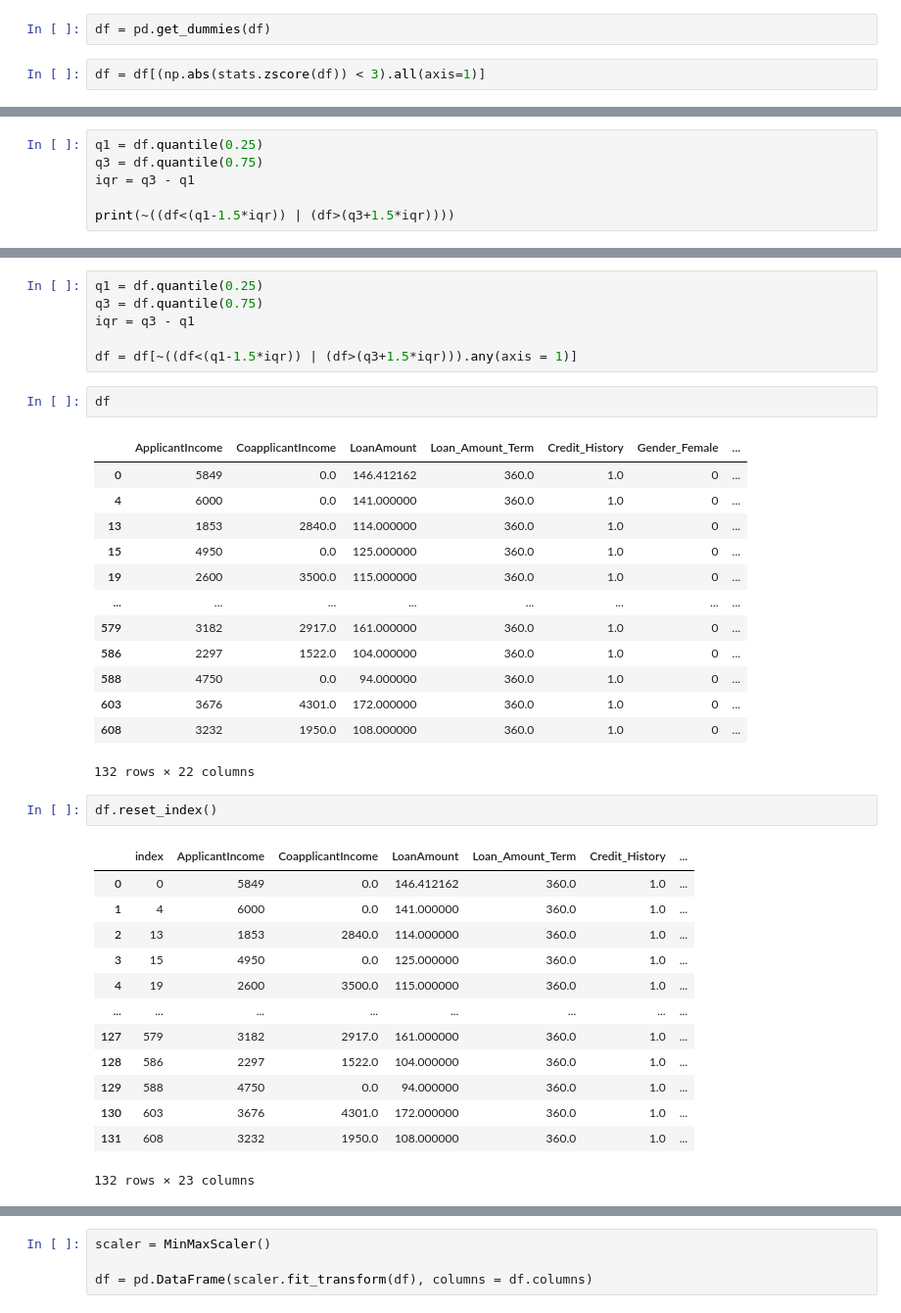
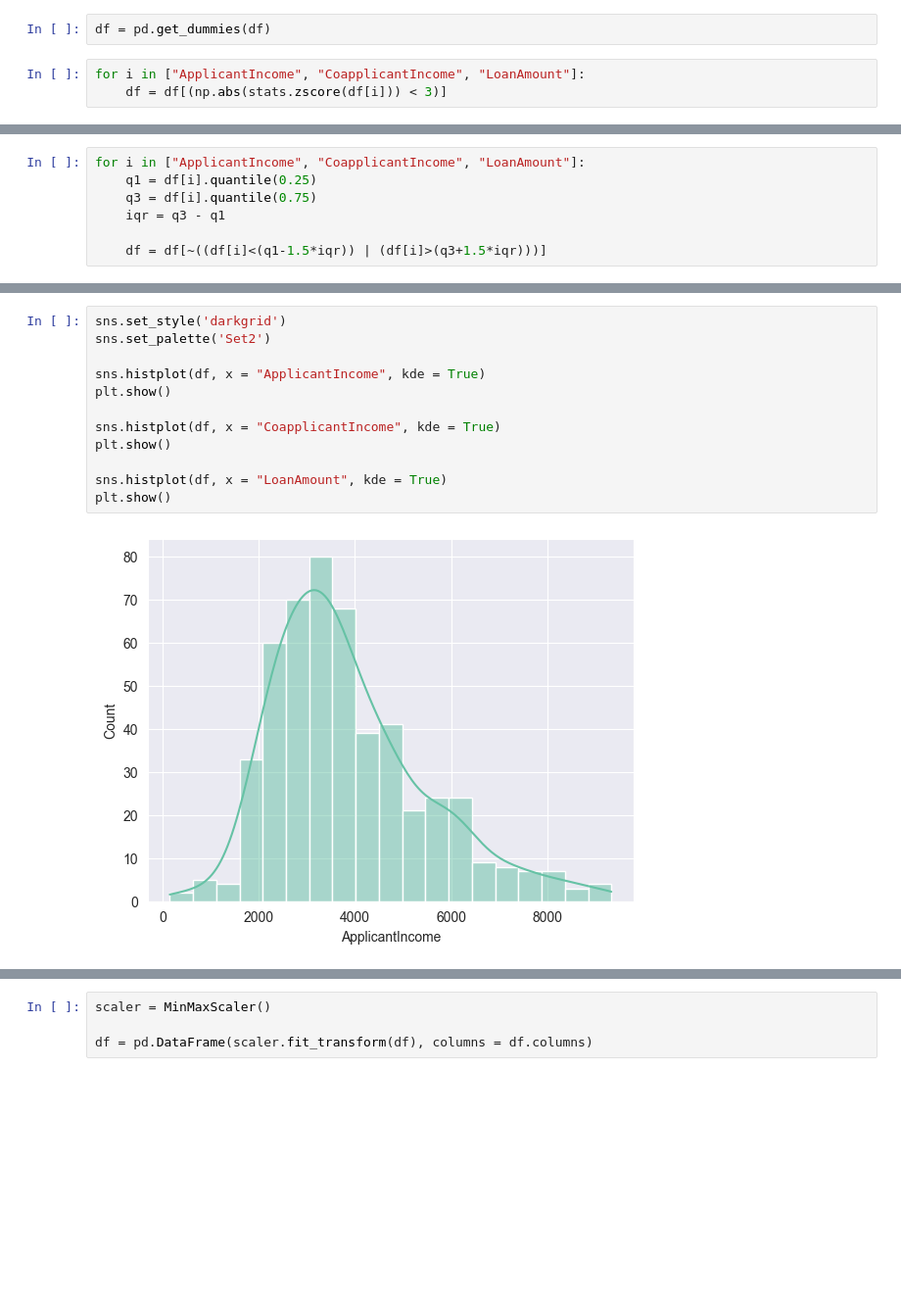
Before and after one commit to lpravda42/PythonDataIES_project, a Jupyter notebook: data_processing.ipynb, the cells around one changed output, grey strips where cells are left out. Shown: that part at 98% size. Cells and saved outputs as stored; diff of their text form; blank space fills up the shorter version.

```diff
--- a/data_processing.ipynb
+++ b/data_processing.ipynb
@@ -54,4 +57,5 @@ df["LoanAmount"].fillna(df["LoanAmount"].mean(), inplace = True)
 # %%
 df = pd.get_dummies(df)
 # %%
-df = df[(np.abs(stats.zscore(df)) < 3).all(axis=1)]
+for i in ["ApplicantIncome", "CoapplicantIncome", "LoanAmount"]:
+    df = df[(np.abs(stats.zscore(df[i])) < 3)]
@@ -74,6 +62,7 @@ df
 # %%
-q1 = df.quantile(0.25)
-q3 = df.quantile(0.75)
-iqr = q3 - q1
+for i in ["ApplicantIncome", "CoapplicantIncome", "LoanAmount"]:
+    q1 = df[i].quantile(0.25)
+    q3 = df[i].quantile(0.75)
+    iqr = q3 - q1
 
-print(~((df<(q1-1.5*iqr)) | (df>(q3+1.5*iqr))))
+    df = df[~((df[i]<(q1-1.5*iqr)) | (df[i]>(q3+1.5*iqr)))]
@@ -98,38 +69,14 @@ print(~((df<(q1-1.5*iqr)) | (df>(q3+1.5*iqr))))
-# %%
-q1 = df.quantile(0.25)
-q3 = df.quantile(0.75)
-iqr = q3 - q1
-
-df = df[~((df<(q1-1.5*iqr)) | (df>(q3+1.5*iqr))).any(axis = 1)]
-# %%
-df
-# %% [output]
-|  | ApplicantIncome | CoapplicantIncome | LoanAmount | Loan_Amount_Term | Credit_History | Gender_Female | ... |
-| 0 | 5849 | 0.0 | 146.412162 | 360.0 | 1.0 | 0 | ... |
-| 4 | 6000 | 0.0 | 141.000000 | 360.0 | 1.0 | 0 | ... |
-| 13 | 1853 | 2840.0 | 114.000000 | 360.0 | 1.0 | 0 | ... |
-| 15 | 4950 | 0.0 | 125.000000 | 360.0 | 1.0 | 0 | ... |
-| 19 | 2600 | 3500.0 | 115.000000 | 360.0 | 1.0 | 0 | ... |
-| ... | ... | ... | ... | ... | ... | ... | ... |
-| 579 | 3182 | 2917.0 | 161.000000 | 360.0 | 1.0 | 0 | ... |
-| 586 | 2297 | 1522.0 | 104.000000 | 360.0 | 1.0 | 0 | ... |
-| 588 | 4750 | 0.0 | 94.000000 | 360.0 | 1.0 | 0 | ... |
-| 603 | 3676 | 4301.0 | 172.000000 | 360.0 | 1.0 | 0 | ... |
-| 608 | 3232 | 1950.0 | 108.000000 | 360.0 | 1.0 | 0 | ... |
-132 rows × 22 columns
-# %%
-df.reset_index()
-# %% [output]
-|  | index | ApplicantIncome | CoapplicantIncome | LoanAmount | Loan_Amount_Term | Credit_History | ... |
-| 0 | 0 | 5849 | 0.0 | 146.412162 | 360.0 | 1.0 | ... |
-| 1 | 4 | 6000 | 0.0 | 141.000000 | 360.0 | 1.0 | ... |
-| 2 | 13 | 1853 | 2840.0 | 114.000000 | 360.0 | 1.0 | ... |
-| 3 | 15 | 4950 | 0.0 | 125.000000 | 360.0 | 1.0 | ... |
-| 4 | 19 | 2600 | 3500.0 | 115.000000 | 360.0 | 1.0 | ... |
-| ... | ... | ... | ... | ... | ... | ... | ... |
-| 127 | 579 | 3182 | 2917.0 | 161.000000 | 360.0 | 1.0 | ... |
-| 128 | 586 | 2297 | 1522.0 | 104.000000 | 360.0 | 1.0 | ... |
-| 129 | 588 | 4750 | 0.0 | 94.000000 | 360.0 | 1.0 | ... |
-| 130 | 603 | 3676 | 4301.0 | 172.000000 | 360.0 | 1.0 | ... |
-| 131 | 608 | 3232 | 1950.0 | 108.000000 | 360.0 | 1.0 | ... |
-132 rows × 23 columns
+# %%
+sns.set_style('darkgrid')
+sns.set_palette('Set2')
+
+sns.histplot(df, x = "ApplicantIncome", kde = True)
+plt.show()
+
+sns.histplot(df, x = "CoapplicantIncome", kde = True)
+plt.show()
+
+sns.histplot(df, x = "LoanAmount", kde = True)
+plt.show()
+# %% [output]
+[figure, added]
```
Also changed, not shown: parts of 12 cells of this notebook.
